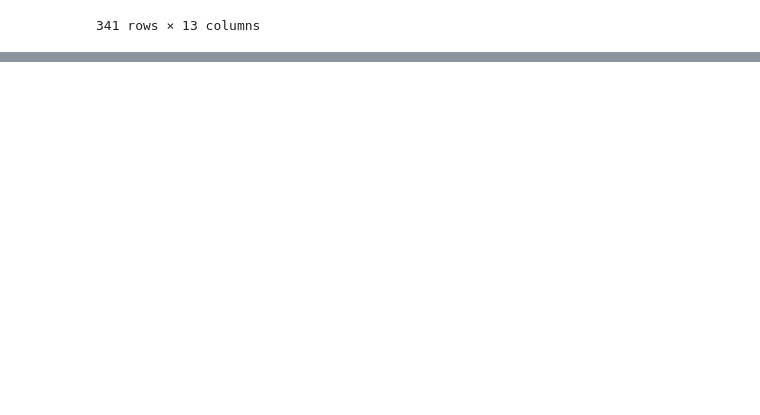
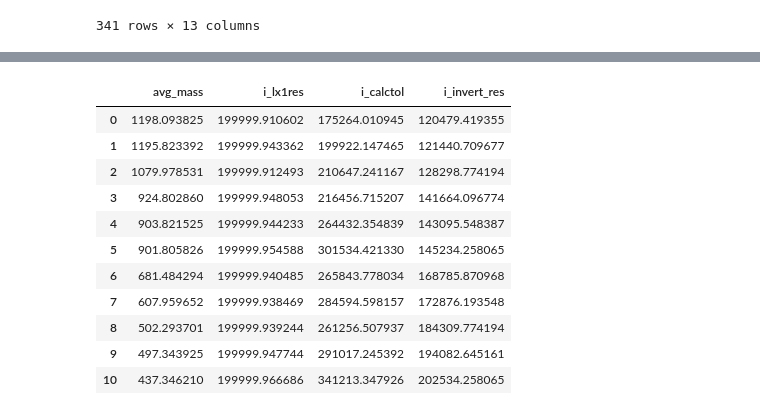
Before and after one commit to lifs-tools/lipidxplorer, a Jupyter notebook: notebooks/kai-compare-tol-res.ipynb, the cells around one changed output, grey strips where cells are left out. Cells and saved outputs as stored; diff of their text form; code cells hidden in the pictures; blank space fills up the shorter version.

```diff
--- a/notebooks/kai-compare-tol-res.ipynb
+++ b/notebooks/kai-compare-tol-res.ipynb
@@ -127,0 +135,15 @@ summary_df.to_clipboard()
+# %%
+summary_df[[ 'avg_mass','i_lx1res', 'i_calctol', 'i_invert_res']]
+# %% [output]
+|  | avg_mass | i_lx1res | i_calctol | i_invert_res |
+| 0 | 1198.093825 | 199999.910602 | 175264.010945 | 120479.419355 |
+| 1 | 1195.823392 | 199999.943362 | 199922.147465 | 121440.709677 |
+| 2 | 1079.978531 | 199999.912493 | 210647.241167 | 128298.774194 |
+| 3 | 924.802860 | 199999.948053 | 216456.715207 | 141664.096774 |
+| 4 | 903.821525 | 199999.944233 | 264432.354839 | 143095.548387 |
+| 5 | 901.805826 | 199999.954588 | 301534.421330 | 145234.258065 |
+| 6 | 681.484294 | 199999.940485 | 265843.778034 | 168785.870968 |
+| 7 | 607.959652 | 199999.938469 | 284594.598157 | 172876.193548 |
+| 8 | 502.293701 | 199999.939244 | 261256.507937 | 184309.774194 |
+| 9 | 497.343925 | 199999.947744 | 291017.245392 | 194082.645161 |
+| 10 | 437.346210 | 199999.966686 | 341213.347926 | 202534.258065 |
```
Also changed, not shown: parts of 7 cells of this notebook.
